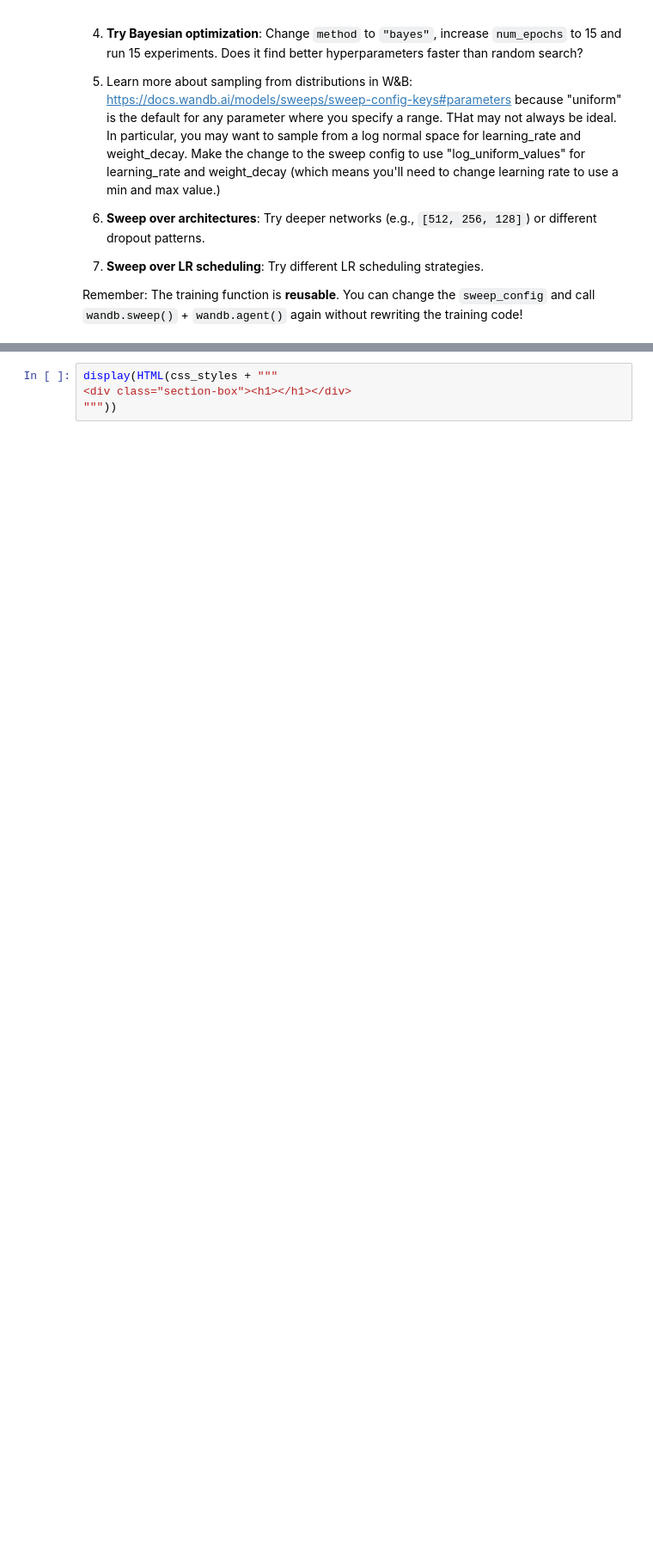
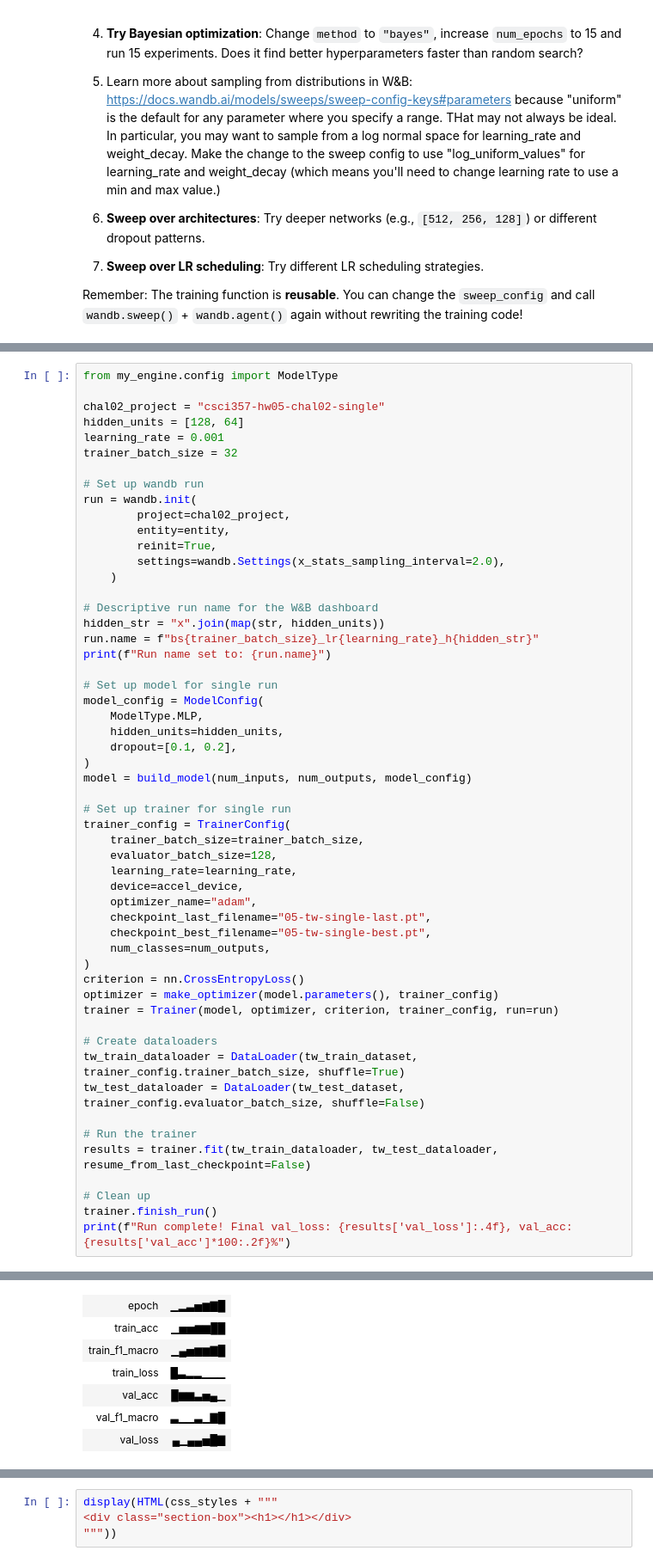
Before and after one commit to changminbark/Lantern, a Jupyter notebook: notebooks/hw05.ipynb, the cells around one changed output, grey strips where cells are left out. Shown at 86% size. Drawn from its saved outputs; the diff is of its cells as text; blank space fills up the shorter version.

Commit message:
finished ML Engineering Practices

```diff
--- a/notebooks/hw05.ipynb
+++ b/notebooks/hw05.ipynb
@@ -2296,0 +2650,55 @@ X_train, X_test, y_train, y_test = train_test_split(
+# %%
+from my_engine.config import ModelType
+
+chal02_project = "csci357-hw05-chal02-single"
+hidden_units = [128, 64]
+learning_rate = 0.001
+trainer_batch_size = 32
+
+# Set up wandb run
+run = wandb.init(
+        project=chal02_project,
+        entity=entity,
+        reinit=True,
+        settings=wandb.Settings(x_stats_sampling_interval=2.0),
+    )
+
+# Descriptive run name for the W&B dashboard
+hidden_str = "x".join(map(str, hidden_units))
+run.name = f"bs{trainer_batch_size}_lr{learning_rate}_h{hidden_str}"
+print(f"Run name set to: {run.name}")
+
+# Set up model for single run
+model_config = ModelConfig(
+    ModelType.MLP,
+    hidden_units=hidden_units,
+    dropout=[0.1, 0.2],
+)
+model = build_model(num_inputs, num_outputs, model_config)
+
+# Set up trainer for single run
+trainer_config = TrainerConfig(
+    trainer_batch_size=trainer_batch_size,
+    evaluator_batch_size=128,
+    learning_rate=learning_rate,
+    device=accel_device,
+    optimizer_name="adam",
+    checkpoint_last_filename="05-tw-single-last.pt",
+    checkpoint_best_filename="05-tw-single-best.pt",
+    num_classes=num_outputs,
+)
+criterion = nn.CrossEntropyLoss()
+optimizer = make_optimizer(model.parameters(), trainer_config)
+trainer = Trainer(model, optimizer, criterion, trainer_config, run=run)
+
+# Create dataloaders
+tw_train_dataloader = DataLoader(tw_train_dataset, trainer_config.trainer_batch_size, shuffle=True)
+tw_test_dataloader = DataLoader(tw_test_dataset, trainer_config.evaluator_batch_size, shuffle=False)
+
+# Run the trainer
+results = trainer.fit(tw_train_dataloader, tw_test_dataloader, resume_from_last_checkpoint=False)
+
+# Clean up
+trainer.finish_run()
+print(f"Run complete! Final val_loss: {results['val_loss']:.4f}, val_acc: {results['val_acc']*100:.2f}%")
+# %% [output]
@@ -2296,0 +2730,7 @@ X_train, X_test, y_train, y_test = train_test_split(
+| epoch | ▁▂▃▅▆▇█ |
+| train_acc | ▁▅▅▆▆██ |
+| train_f1_macro | ▁▄▅▆▆▇█ |
+| train_loss | █▃▂▂▁▁▁ |
+| val_acc | █▆▆▃▅▄▁ |
+| val_f1_macro | ▃▁▁▃▁▇█ |
+| val_loss | ▄▁▄▄▅█▇ |
```
Also changed, not shown: parts of 32 cells of this notebook, 6 other files.
